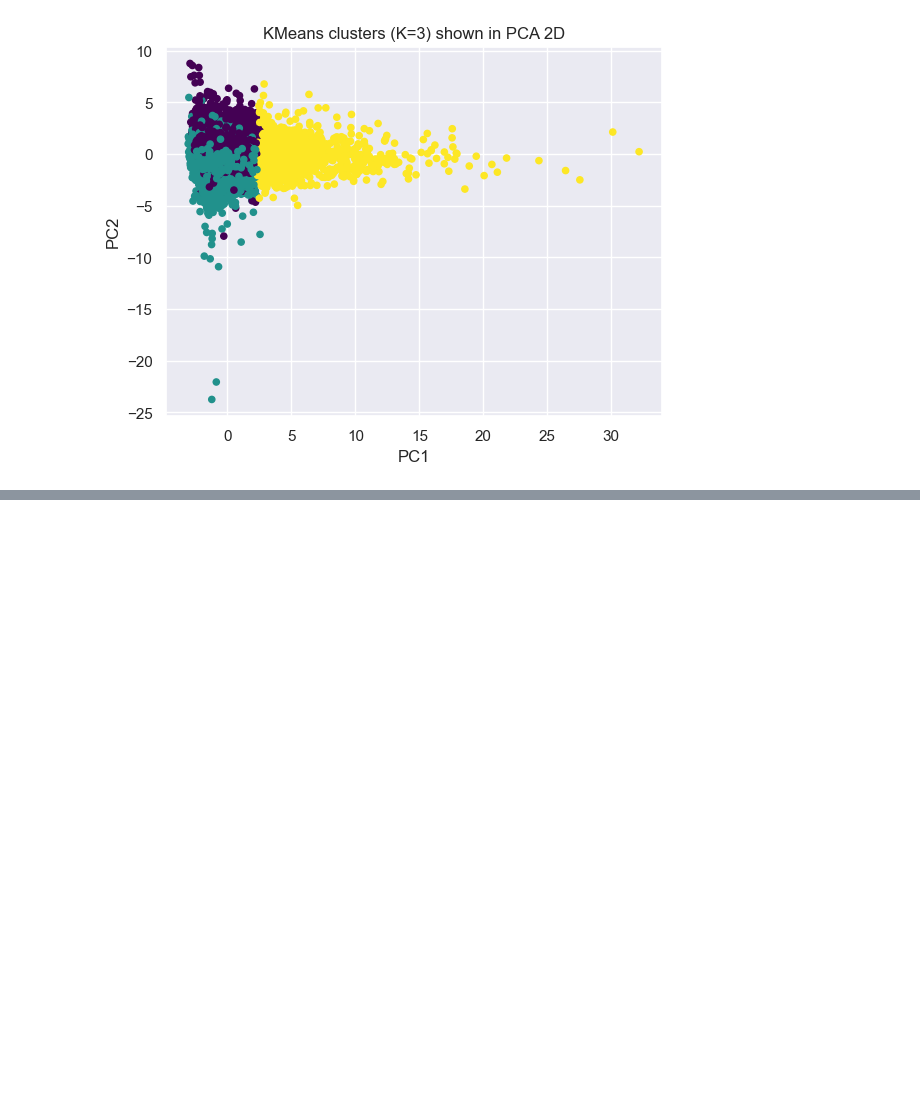
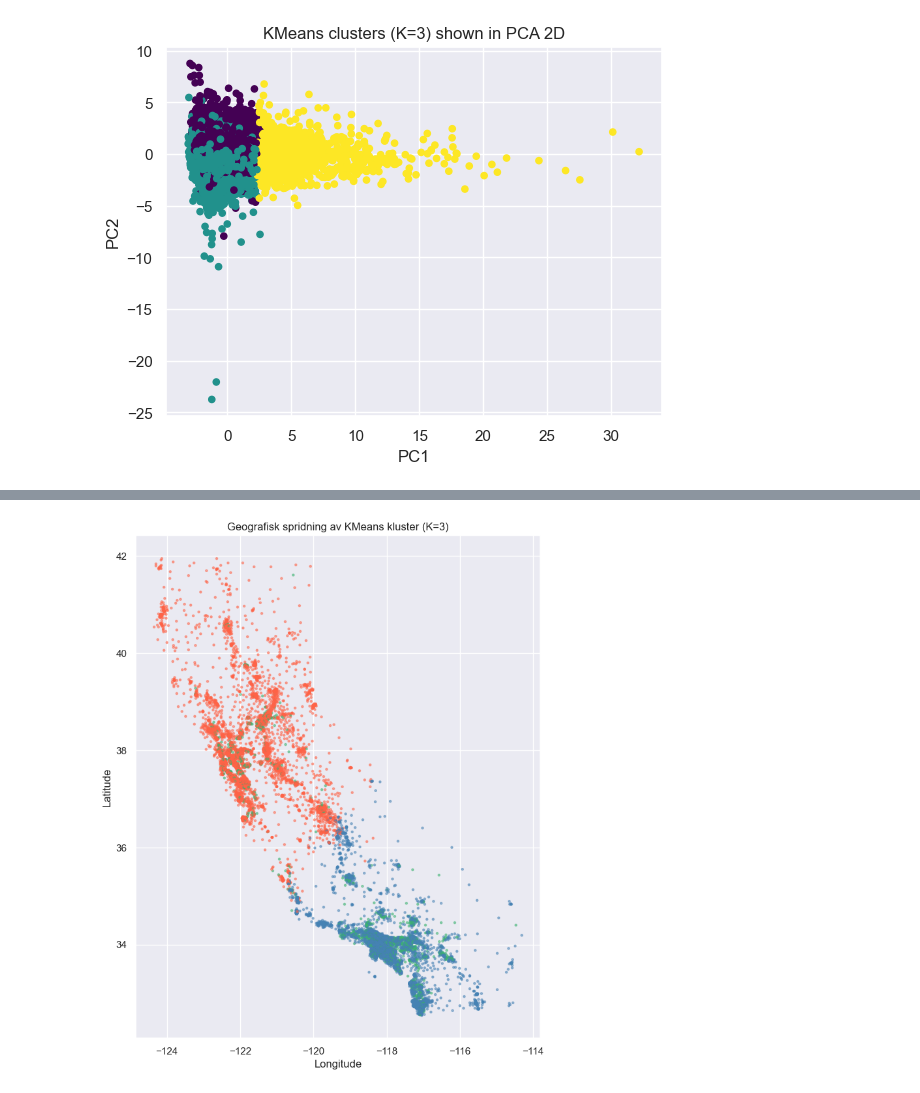
Before and after one commit to EliWei/ML_Uppgift1_Regression, a Jupyter notebook: ML_Regression.ipynb, the cells around one changed output, grey strips where cells are left out. Saved outputs shown, nothing was run; the diff lists cells and outputs as text; code cells hidden in the pictures; blank space fills up the shorter version.

```diff
--- a/ML_Regression.ipynb
+++ b/ML_Regression.ipynb
@@ -547,0 +638,16 @@ plt.show()
+# %%
+# ritar ut klustren enligt lat och long
+
+colors = {0: "steelblue", 1: "tomato", 2: "mediumseagreen"}
+c = [colors[label] for label in cluster_labels]
+
+plt.figure(figsize=(8, 10))
+plt.scatter(df_with_features['longitude'], df_with_features['latitude'],
+            c=c, s=5, alpha=0.5)
+plt.xlabel("Longitude")
+plt.ylabel("Latitude")
+plt.title("Geografisk spridning av KMeans kluster (K=3)")
+plt.grid(True)
+plt.show()
+# %% [output]
+[figure, added]
```
Also changed, not shown: parts of 14 cells of this notebook.
